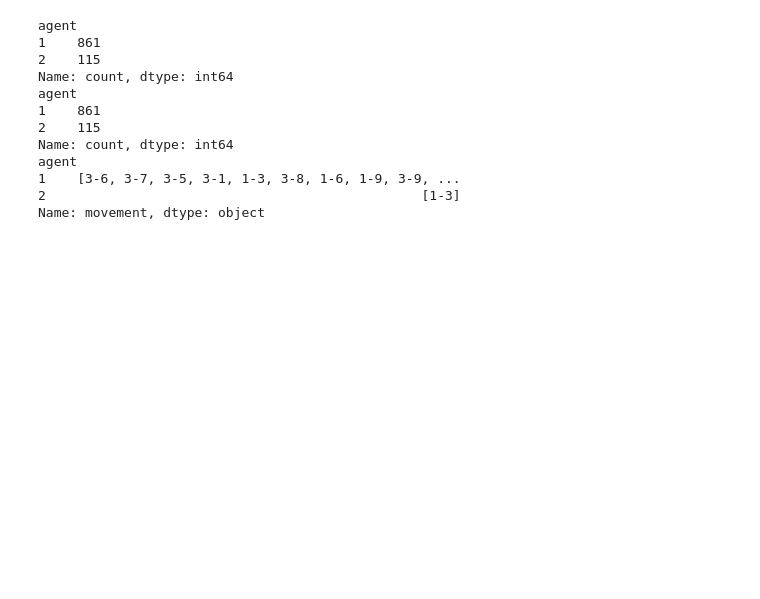
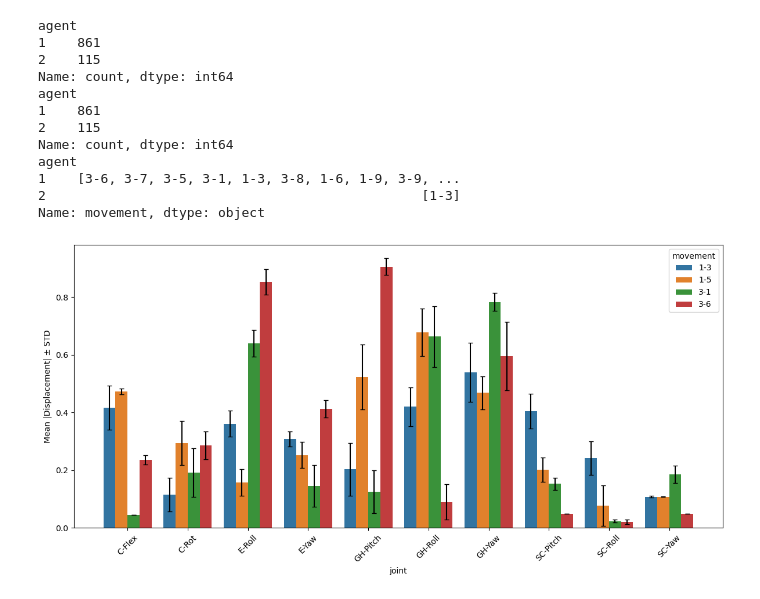
Before and after one commit to bj1110/Masterarbeit, a Jupyter notebook: eval/simdata_eval.ipynb, the cells around one changed output. Drawn from its saved outputs; the diff is of its cells as text; code cells hidden in the pictures; blank space fills up the shorter version.

Commit message:
more plots

```diff
--- a/eval/simdata_eval.ipynb
+++ b/eval/simdata_eval.ipynb
@@ -148,3 +149,92 @@ agent
 1    [3-6, 3-7, 3-5, 3-1, 1-3, 3-8, 1-6, 1-9, 3-9, ...
 2                                                [1-3]
 Name: movement, dtype: object
+# %%
+joint_order = [
+    "columna_rot_joint",
+    "columna_flex_joint",
+    "sternoclavicular_yaw_joint",
+    "sternoclavicular_pitch_joint",
+    "sternoclavicular_roll_joint",
+    "glenohumeral_yaw_joint",
+    "glenohumeral_pitch_joint",
+    "glenohumeral_roll_joint",
+    "elbow_yaw_joint",
+    "elbow_roll_joint",
+]
+
+movements = ["1-3", "1-5", "3-6", "3-1"]
+
+rows = []
+
+for _, row in df[df["converged"]].iterrows():
+
+    if row["movement"] not in movements:
+        continue
+
+    for j in joint_order:
+        rows.append({
+            "movement": row["movement"],
+            "joint": j,
+            "disp": abs(row[f"{j}_disp"])
+        })
+
+long_df = pd.DataFrame(rows)
+
+stats = long_df.groupby(["movement", "joint"]).agg(
+    mean=("disp", "mean"),
+    std=("disp", "std")
+).reset_index()
+
+joint_labels = {
+    "columna_rot_joint": "C-Rot",
+    "columna_flex_joint": "C-Flex",
+    "sternoclavicular_yaw_joint": "SC-Yaw",
+    "sternoclavicular_pitch_joint": "SC-Pitch",
+    "sternoclavicular_roll_joint": "SC-Roll",
+    "glenohumeral_yaw_joint": "GH-Yaw",
+    "glenohumeral_pitch_joint": "GH-Pitch",
+    "glenohumeral_roll_joint": "GH-Roll",
+    "elbow_yaw_joint": "E-Yaw",
+    "elbow_roll_joint": "E-Roll",
+}
+
+stats["joint"] = stats["joint"].map(joint_labels)
+
+plt.figure(figsize=(12,6))
+ax = plt.gca()
+
+stats["joint"] = pd.Categorical(
+    stats["joint"],
+    categories=stats["joint"].unique(),
+    ordered=True
+)
+
+sns.barplot(
+    data=stats,
+    x="joint",
+    y="mean",
+    hue="movement",
+    errorbar=None,
+    ax=ax
+)
+
+for patch, (_, row) in zip(ax.patches, stats.iterrows()):
+    x = patch.get_x() + patch.get_width() / 2
+    y = patch.get_height()
+
+    ax.errorbar(
+        x=x,
+        y=y,
+        yerr=row["std"],
+        fmt="none",
+        ecolor="black",
+        capsize=3
+    )
+
+plt.xticks(rotation=45)
+plt.ylabel("Mean |Displacement| ± STD")
+plt.tight_layout()
+plt.show()
+# %% [output]
+[figure, added]
```
Also changed, not shown: parts of 4 cells of this notebook.
